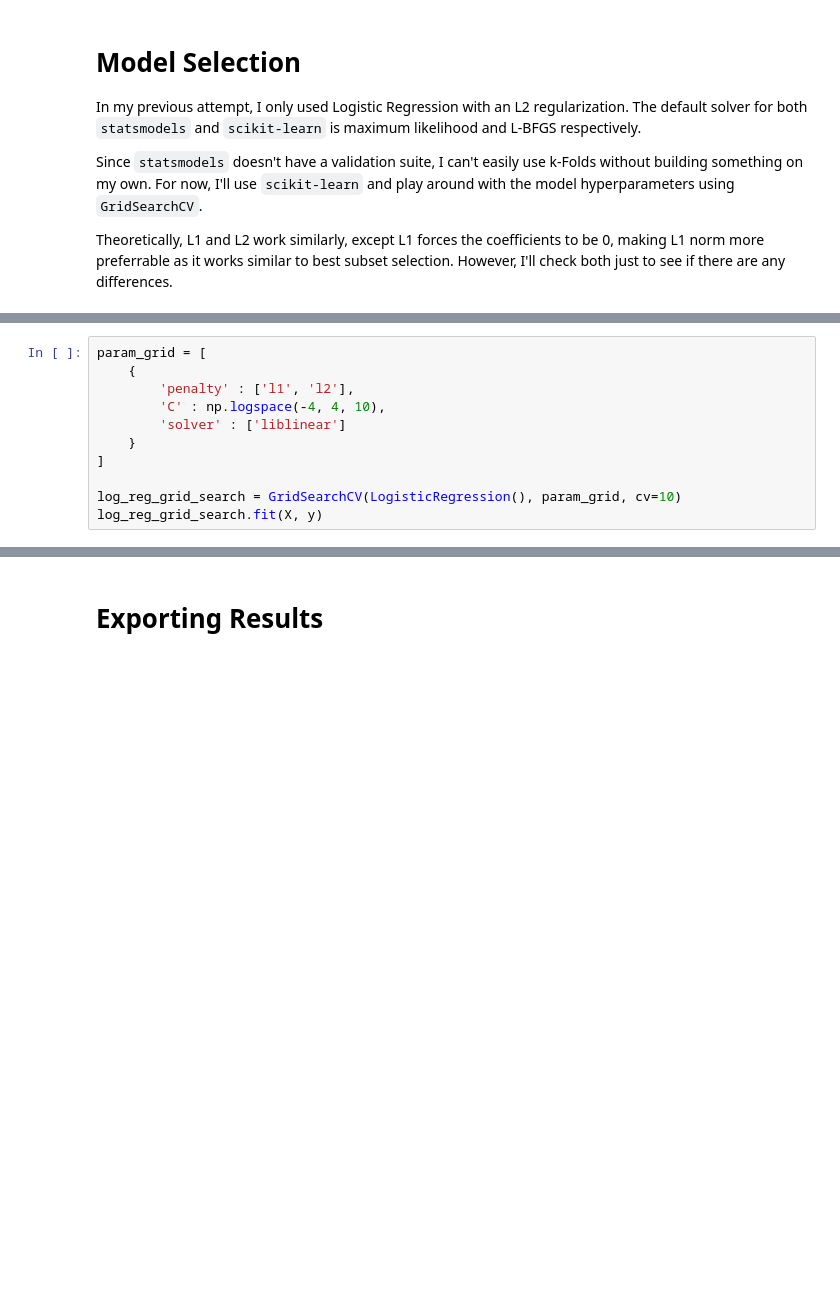
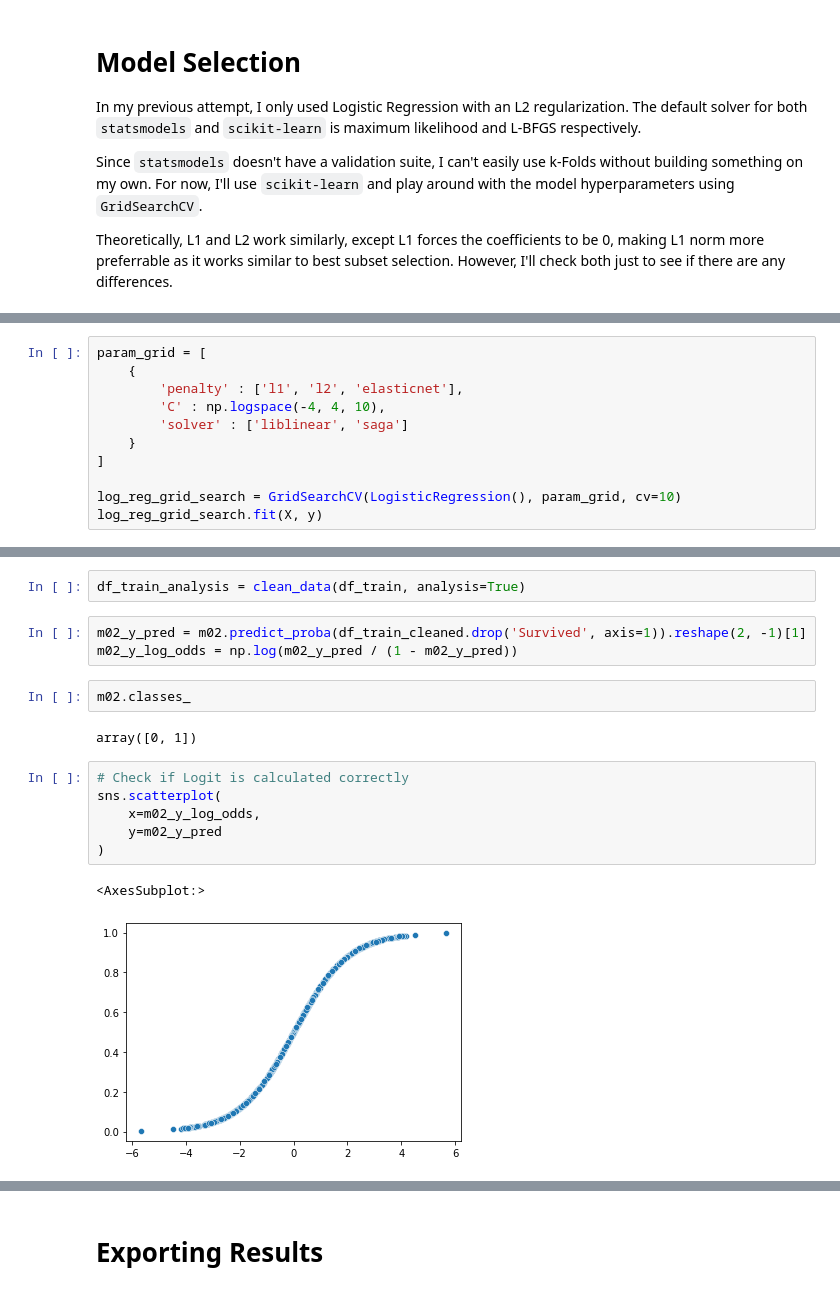
Before and after one commit to tvrtl3b0y/kaggle, a Jupyter notebook: 01-Titanic_Survivors/20220511.ipynb, the cells around one changed output, grey strips where cells are left out. Cells and saved outputs as stored; diff of their text form; blank space fills up the shorter version.

```diff
--- a/01-Titanic_Survivors/20220511.ipynb
+++ b/01-Titanic_Survivors/20220511.ipynb
@@ -298,9 +301,9 @@ Cross Validation Score Std. Dev. after Repeated K-Fold: 0.03
 # %%
 param_grid = [
     {
-        'penalty' : ['l1', 'l2'],
+        'penalty' : ['l1', 'l2', 'elasticnet'],
         'C' : np.logspace(-4, 4, 10),
-        'solver' : ['liblinear']
+        'solver' : ['liblinear', 'saga']
     }
 ]
 
@@ -336,0 +402,18 @@ smf.logit(data=df_train_cleaned)
+# %%
+df_train_analysis = clean_data(df_train, analysis=True)
+# %%
+m02_y_pred = m02.predict_proba(df_train_cleaned.drop('Survived', axis=1)).reshape(2, -1)[1]
+m02_y_log_odds = np.log(m02_y_pred / (1 - m02_y_pred))
+# %%
+m02.classes_
+# %% [output]
+array([0, 1])
+# %%
+# Check if Logit is calculated correctly
+sns.scatterplot(
+    x=m02_y_log_odds,
+    y=m02_y_pred
+)
+# %% [output]
+<AxesSubplot:>
+[figure, added]
```
Also changed, not shown: parts of 20 cells of this notebook.
